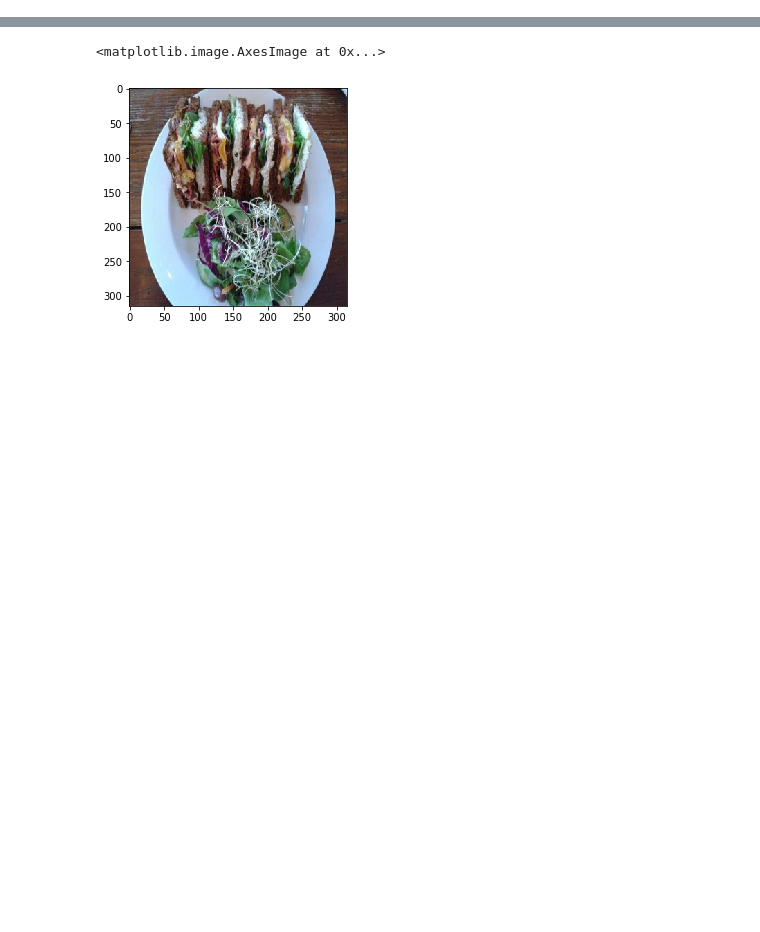
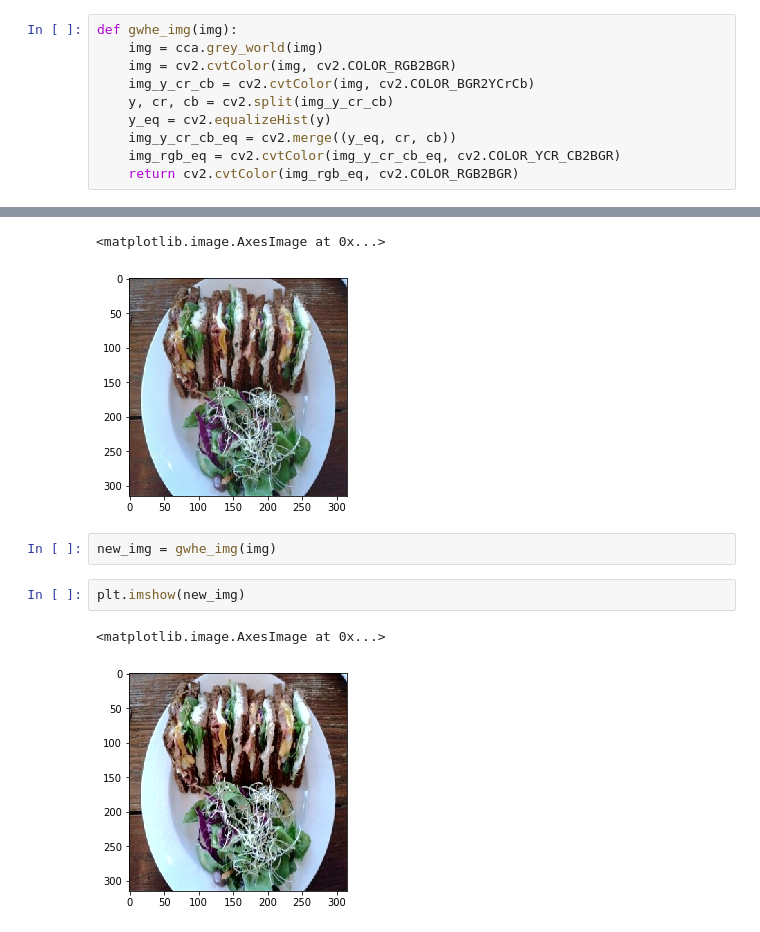
Before and after one commit to yihanw91/sandwich-classification, a Jupyter notebook: image_preprocess.ipynb, the cells around one changed output, grey strips where cells are left out. Saved outputs shown, nothing was run; the diff lists cells and outputs as text; blank space fills up the shorter version.

```diff
--- a/image_preprocess.ipynb
+++ b/image_preprocess.ipynb
@@ -128,3 +141,13 @@ def histogram_equalize_all_images(new_path, org_path):
+# %%
+def gwhe_img(img):
+    img = cca.grey_world(img)
+    img = cv2.cvtColor(img, cv2.COLOR_RGB2BGR)
+    img_y_cr_cb = cv2.cvtColor(img, cv2.COLOR_BGR2YCrCb)
+    y, cr, cb = cv2.split(img_y_cr_cb)
+    y_eq = cv2.equalizeHist(y)
+    img_y_cr_cb_eq = cv2.merge((y_eq, cr, cb))
+    img_rgb_eq = cv2.cvtColor(img_y_cr_cb_eq, cv2.COLOR_YCR_CB2BGR)
+    return cv2.cvtColor(img_rgb_eq, cv2.COLOR_RGB2BGR)
 # %%
 img_path = Path("/home/ubuntu/data/sandwich/train-315/club_sandwich/1017761.jpg")
 # %%
@@ -136,3 +159,10 @@ plt.imshow(img)
 # %% [output]
 <matplotlib.image.AxesImage at 0x...>
 [figure]
+# %%
+new_img = gwhe_img(img)
+# %%
+plt.imshow(new_img)
+# %% [output]
+<matplotlib.image.AxesImage at 0x...>
+[figure, added]
```
Also changed, not shown: parts of 4 cells of this notebook, 4 other files.
